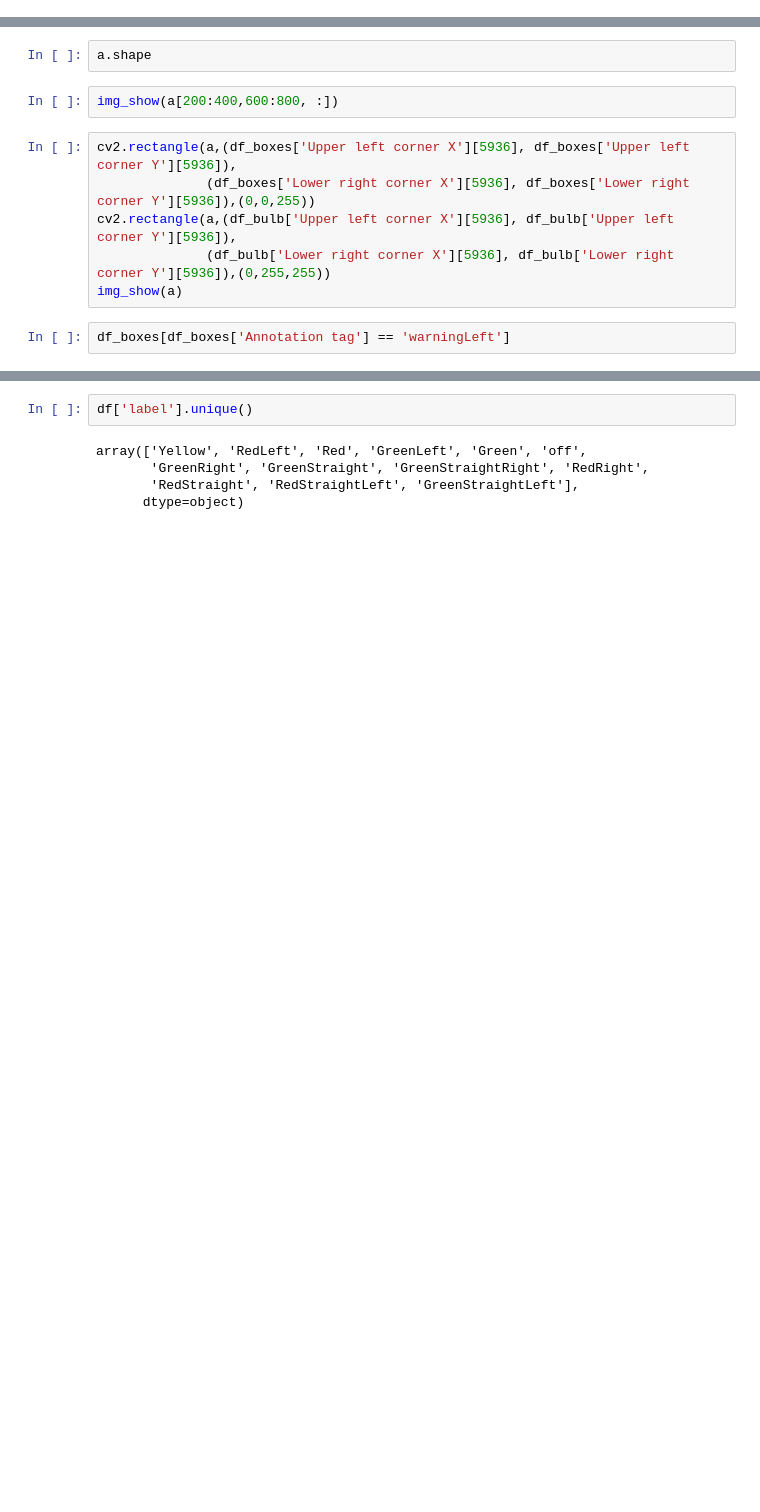
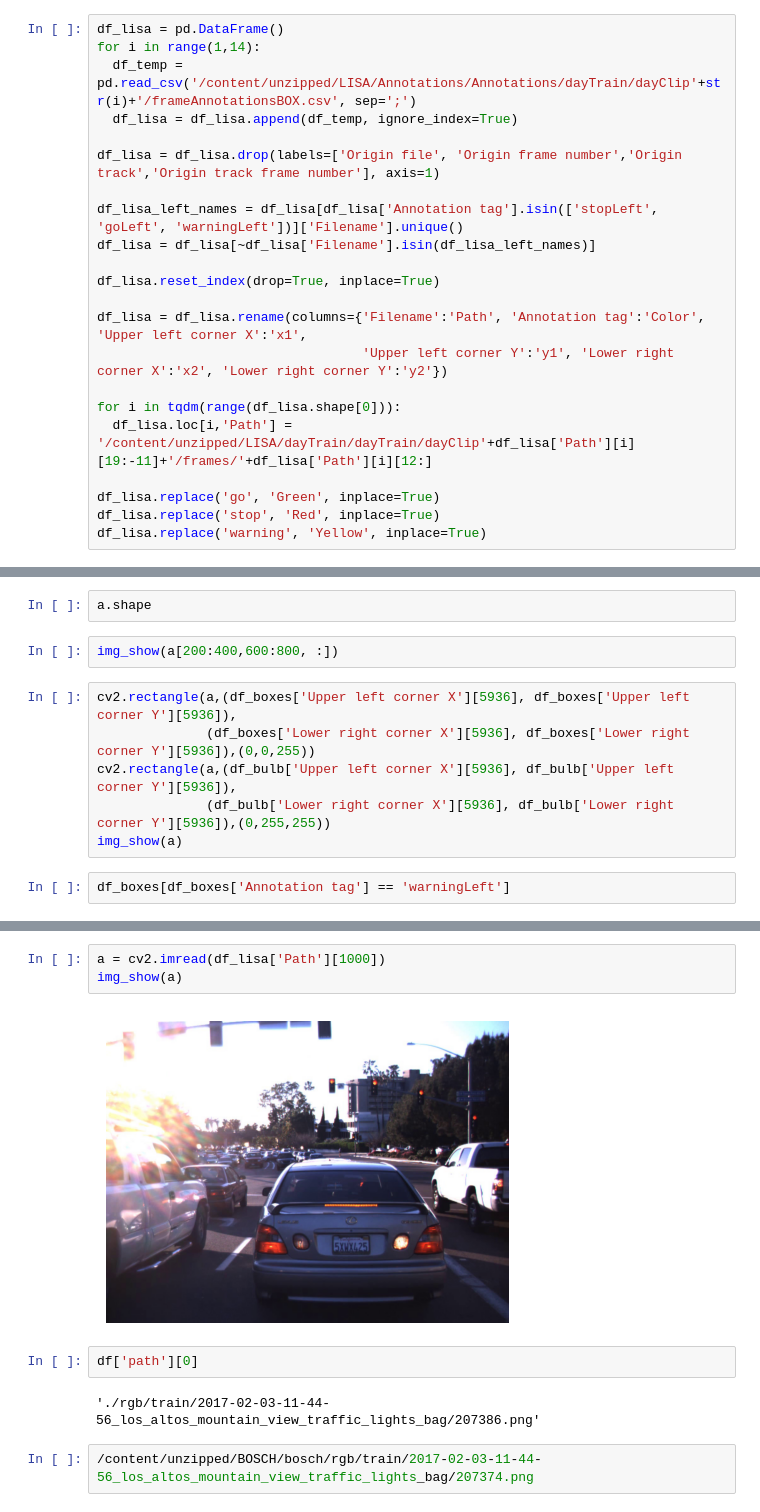
Before and after one commit to Likich/TipsTricks_Project_TrLights, a Jupyter notebook: TipsTricks_Datasets.ipynb, the cells around one changed output, grey strips where cells are left out. Saved outputs shown, nothing was run; the diff lists cells and outputs as text; blank space fills up the shorter version.

```diff
--- a/TipsTricks_Datasets.ipynb
+++ b/TipsTricks_Datasets.ipynb
@@ -35,3 +54,25 @@ Download('lisa.zip','https://storage.googleapis.com/kaggle-data-sets/14302/19340
 # %%
 with zipfile.ZipFile('/content/zipdata/lisa.zip', 'r') as zip_ref:
     zip_ref.extractall('/content/unzipped/LISA')
+# %%
+df_lisa = pd.DataFrame()
+for i in range(1,14):
+  df_temp = pd.read_csv('/content/unzipped/LISA/Annotations/Annotations/dayTrain/dayClip'+str(i)+'/frameAnnotationsBOX.csv', sep=';')
+  df_lisa = df_lisa.append(df_temp, ignore_index=True)
+
+df_lisa = df_lisa.drop(labels=['Origin file', 'Origin frame number','Origin track','Origin track frame number'], axis=1)
+
+df_lisa_left_names = df_lisa[df_lisa['Annotation tag'].isin(['stopLeft', 'goLeft', 'warningLeft'])]['Filename'].unique()
+df_lisa = df_lisa[~df_lisa['Filename'].isin(df_lisa_left_names)]
+
+df_lisa.reset_index(drop=True, inplace=True)
+
+df_lisa = df_lisa.rename(columns={'Filename':'Path', 'Annotation tag':'Color', 'Upper left corner X':'x1',
+                                  'Upper left corner Y':'y1', 'Lower right corner X':'x2', 'Lower right corner Y':'y2'})
+
+for i in tqdm(range(df_lisa.shape[0])):
+  df_lisa.loc[i,'Path'] = '/content/unzipped/LISA/dayTrain/dayTrain/dayClip'+df_lisa['Path'][i][19:-11]+'/frames/'+df_lisa['Path'][i][12:]
+
+df_lisa.replace('go', 'Green', inplace=True)
+df_lisa.replace('stop', 'Red', inplace=True)
+df_lisa.replace('warning', 'Yellow', inplace=True)
@@ -154,7 +259,11 @@ df
-# %%
-df['label'].unique()
-# %% [output]
-array(['Yellow', 'RedLeft', 'Red', 'GreenLeft', 'Green', 'off',
-       'GreenRight', 'GreenStraight', 'GreenStraightRight', 'RedRight',
-       'RedStraight', 'RedStraightLeft', 'GreenStraightLeft'],
-      dtype=object)
+# %%
+a = cv2.imread(df_lisa['Path'][1000])
+img_show(a)
+# %% [output]
+[figure, added]
+# %%
+df['path'][0]
+# %% [output]
+'./rgb/train/2017-02-03-11-44-56_los_altos_mountain_view_traffic_lights_bag/207386.png'
+# %%
+/content/unzipped/BOSCH/bosch/rgb/train/2017-02-03-11-44-56_los_altos_mountain_view_traffic_lights_bag/207374.png
```
Also changed, not shown: parts of 13 cells of this notebook.
